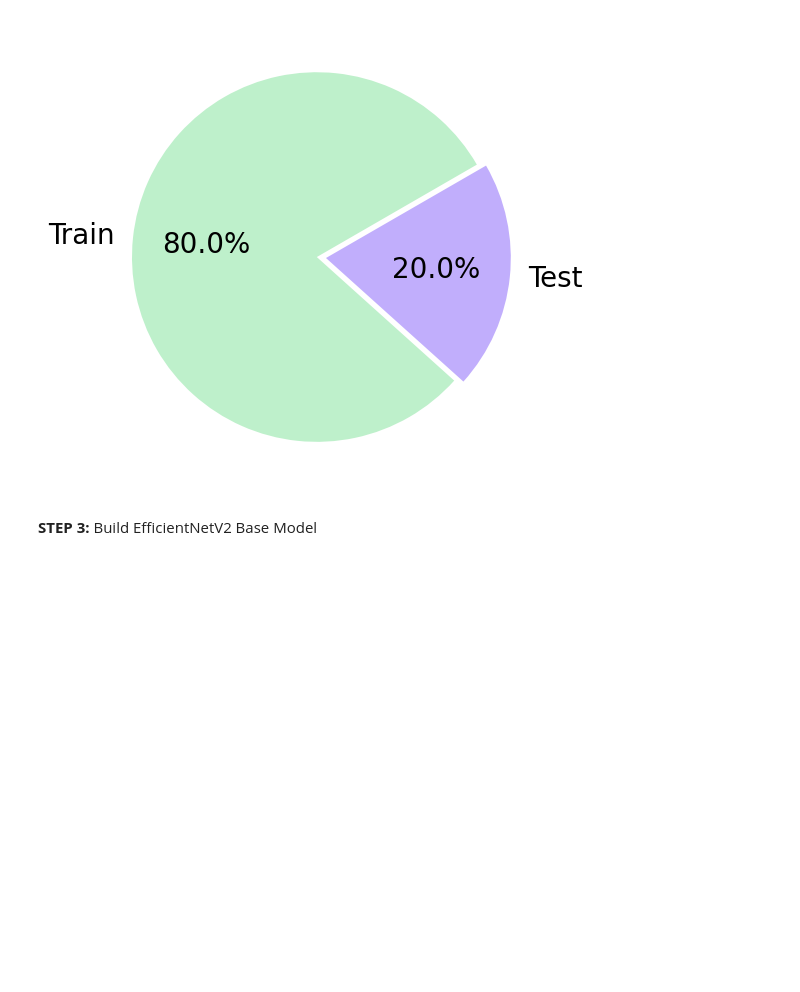
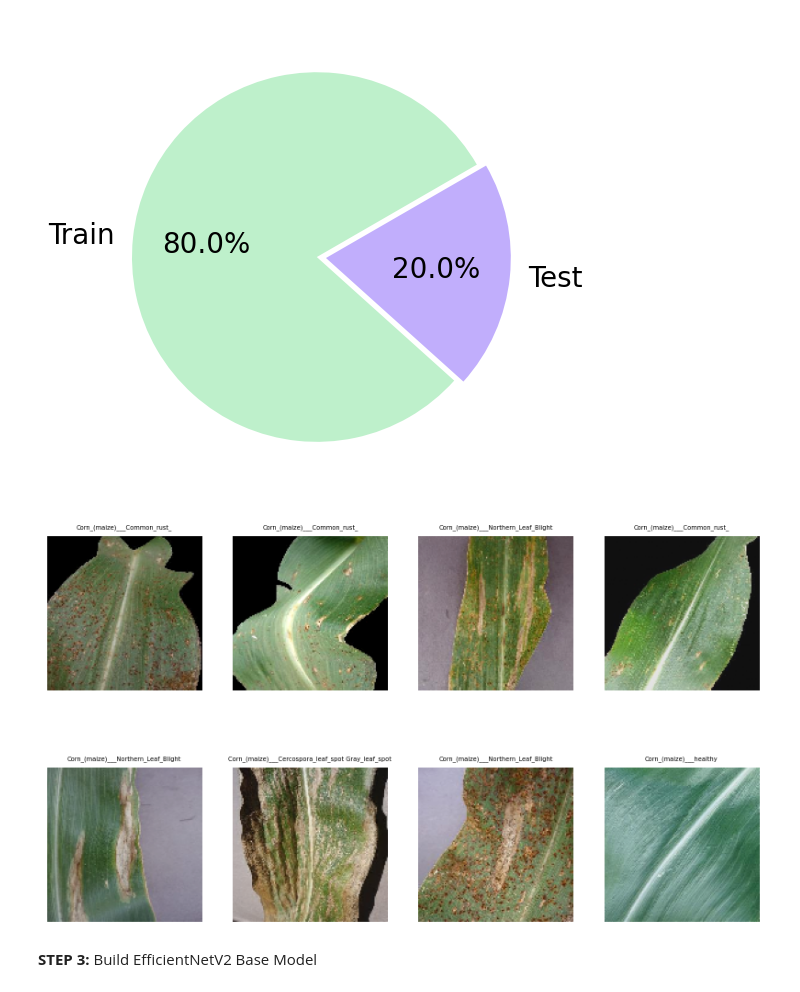
Before and after one commit to AditiSSNR/Maize-Disease, a Jupyter notebook: Maize_Disease.ipynb, the cells around one changed output. Cells and saved outputs as stored; diff of their text form; code cells hidden in the pictures; blank space fills up the shorter version.

```diff
--- a/Maize_Disease.ipynb
+++ b/Maize_Disease.ipynb
@@ -121,6 +121,19 @@ def open_images(paths):
         image = augment_image(image)
         images.append(image)
     return np.array(images)
+# %%
+images = open_images(train_paths[50:59])
+labels = train_labels[50:59]
+fig = plt.figure(figsize=(10, 6))
+for x in range(1, 9):
+    fig.add_subplot(2, 4, x)
+    plt.axis('off')
+    plt.title(labels[x])
+    plt.imshow(images[x])
+plt.rcParams.update({'font.size': 4})
+plt.show()
+# %% [output]
+[figure, added]
 # %%
 # Perform label encoding and decoding
 
```
